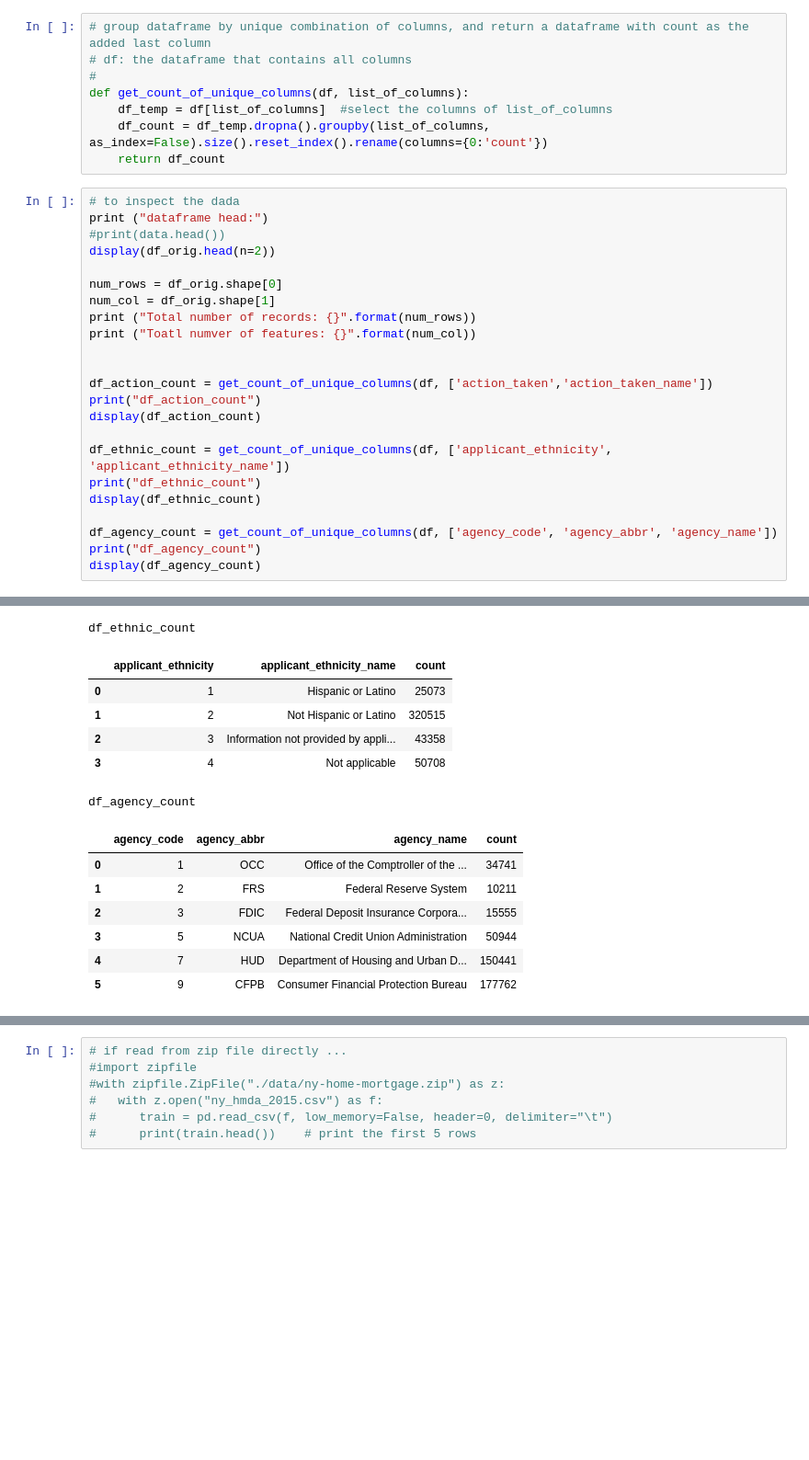
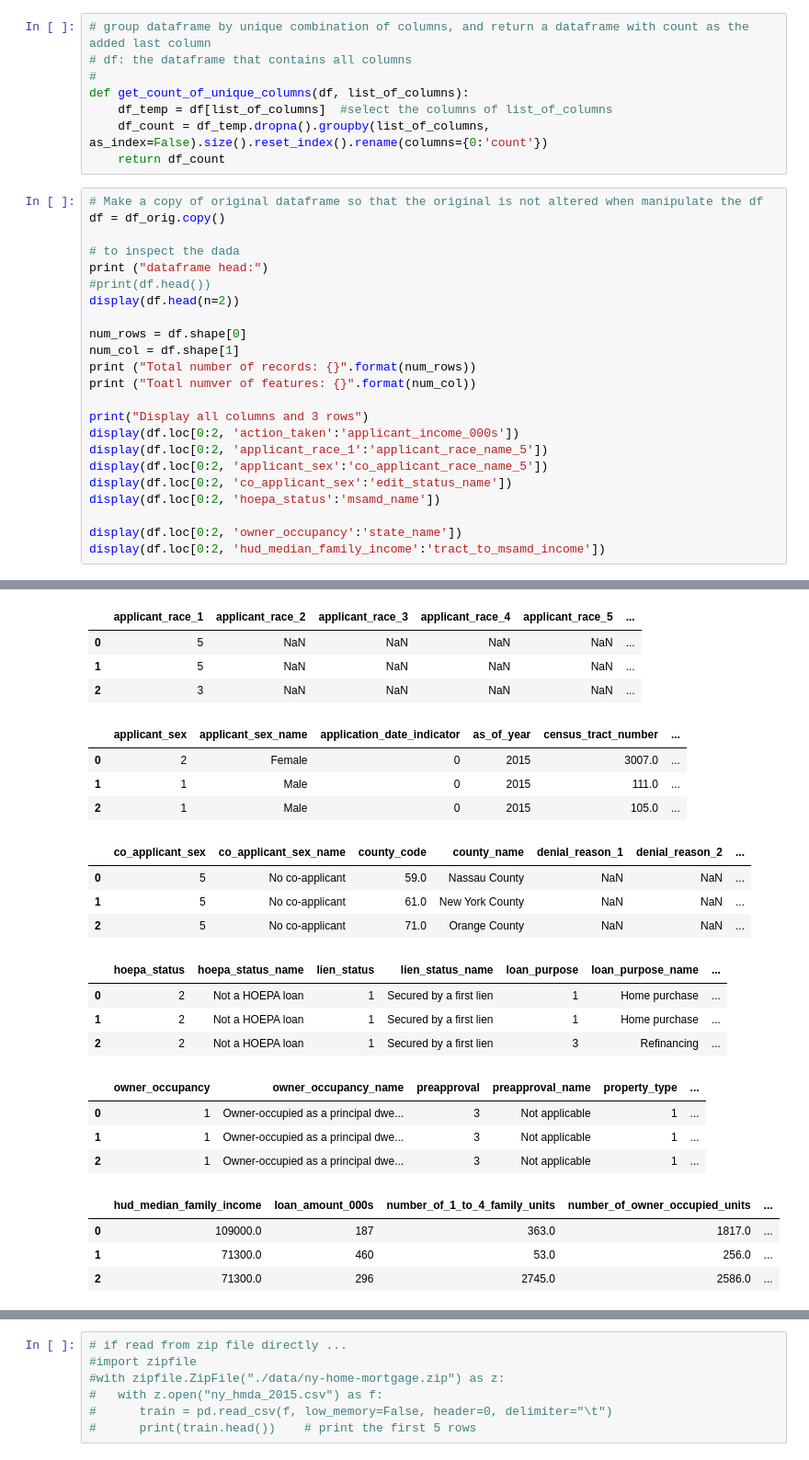
Before and after one commit to melindadevins/ai-loan-analysis, a Jupyter notebook: process_data.ipynb, the cells around one changed output, grey strips where cells are left out. Shown: that part at 92% size. Cells and saved outputs as stored; diff of their text form; blank space fills up the shorter version.

```diff
--- a/process_data.ipynb
+++ b/process_data.ipynb
@@ -36,28 +37,28 @@ def get_count_of_unique_columns(df, list_of_columns):
     df_count = df_temp.dropna().groupby(list_of_columns, as_index=False).size().reset_index().rename(columns={0:'count'})
     return df_count
 # %%
+# Make a copy of original dataframe so that the original is not altered when manipulate the df
+df = df_orig.copy()
+
 # to inspect the dada
 print ("dataframe head:")
-#print(data.head())
-display(df_orig.head(n=2))
+#print(df.head())
+display(df.head(n=2))
 
-num_rows = df_orig.shape[0]
-num_col = df_orig.shape[1]
+num_rows = df.shape[0]
+num_col = df.shape[1]
 print ("Total number of records: {}".format(num_rows))
 print ("Toatl numver of features: {}".format(num_col))
 
+print("Display all columns and 3 rows")
+display(df.loc[0:2, 'action_taken':'applicant_income_000s'])
+display(df.loc[0:2, 'applicant_race_1':'applicant_race_name_5'])
+display(df.loc[0:2, 'applicant_sex':'co_applicant_race_name_5'])
+display(df.loc[0:2, 'co_applicant_sex':'edit_status_name'])
+display(df.loc[0:2, 'hoepa_status':'msamd_name'])
 
-df_action_count = get_count_of_unique_columns(df, ['action_taken','action_taken_name'])
-print("df_action_count")
-display(df_action_count)
-
-df_ethnic_count = get_count_of_unique_columns(df, ['applicant_ethnicity', 'applicant_ethnicity_name'])
-print("df_ethnic_count")
-display(df_ethnic_count)
-
-df_agency_count = get_count_of_unique_columns(df, ['agency_code', 'agency_abbr', 'agency_name'])
-print("df_agency_count")
-display(df_agency_count)
+display(df.loc[0:2, 'owner_occupancy':'state_name'])
+display(df.loc[0:2, 'hud_median_family_income':'tract_to_msamd_income'])
 # %% [output]
 dataframe head:
 |  | action_taken | action_taken_name | agency_code | agency_abbr | agency_name | applicant_ethnicity | ... |
@@ -78,14 +75,24 @@ df_action_count
-df_ethnic_count
-|  | applicant_ethnicity | applicant_ethnicity_name | count |
-| 0 | 1 | Hispanic or Latino | 25073 |
-| 1 | 2 | Not Hispanic or Latino | 320515 |
-| 2 | 3 | Information not provided by appli... | 43358 |
-| 3 | 4 | Not applicable | 50708 |
+|  | applicant_race_1 | applicant_race_2 | applicant_race_3 | applicant_race_4 | applicant_race_5 | ... |
+| 0 | 5 | NaN | NaN | NaN | NaN | ... |
+| 1 | 5 | NaN | NaN | NaN | NaN | ... |
+| 2 | 3 | NaN | NaN | NaN | NaN | ... |
-df_agency_count
-|  | agency_code | agency_abbr | agency_name | count |
-| 0 | 1 | OCC | Office of the Comptroller of the ... | 34741 |
-| 1 | 2 | FRS | Federal Reserve System | 10211 |
-| 2 | 3 | FDIC | Federal Deposit Insurance Corpora... | 15555 |
-| 3 | 5 | NCUA | National Credit Union Administration | 50944 |
-| 4 | 7 | HUD | Department of Housing and Urban D... | 150441 |
-| 5 | 9 | CFPB | Consumer Financial Protection Bureau | 177762 |
+|  | applicant_sex | applicant_sex_name | application_date_indicator | as_of_year | census_tract_number | ... |
+| 0 | 2 | Female | 0 | 2015 | 3007.0 | ... |
+| 1 | 1 | Male | 0 | 2015 | 111.0 | ... |
+| 2 | 1 | Male | 0 | 2015 | 105.0 | ... |
+|  | co_applicant_sex | co_applicant_sex_name | county_code | county_name | denial_reason_1 | denial_reason_2 | ... |
+| 0 | 5 | No co-applicant | 59.0 | Nassau County | NaN | NaN | ... |
+| 1 | 5 | No co-applicant | 61.0 | New York County | NaN | NaN | ... |
+| 2 | 5 | No co-applicant | 71.0 | Orange County | NaN | NaN | ... |
+|  | hoepa_status | hoepa_status_name | lien_status | lien_status_name | loan_purpose | loan_purpose_name | ... |
+| 0 | 2 | Not a HOEPA loan | 1 | Secured by a first lien | 1 | Home purchase | ... |
+| 1 | 2 | Not a HOEPA loan | 1 | Secured by a first lien | 1 | Home purchase | ... |
+| 2 | 2 | Not a HOEPA loan | 1 | Secured by a first lien | 3 | Refinancing | ... |
+|  | owner_occupancy | owner_occupancy_name | preapproval | preapproval_name | property_type | ... |
+| 0 | 1 | Owner-occupied as a principal dwe... | 3 | Not applicable | 1 | ... |
+| 1 | 1 | Owner-occupied as a principal dwe... | 3 | Not applicable | 1 | ... |
+| 2 | 1 | Owner-occupied as a principal dwe... | 3 | Not applicable | 1 | ... |
+|  | hud_median_family_income | loan_amount_000s | number_of_1_to_4_family_units | number_of_owner_occupied_units | ... |
+| 0 | 109000.0 | 187 | 363.0 | 1817.0 | ... |
+| 1 | 71300.0 | 460 | 53.0 | 256.0 | ... |
+| 2 | 71300.0 | 296 | 2745.0 | 2586.0 | ... |
```
Also changed, not shown: parts of 20 cells of this notebook, 4 other files.
